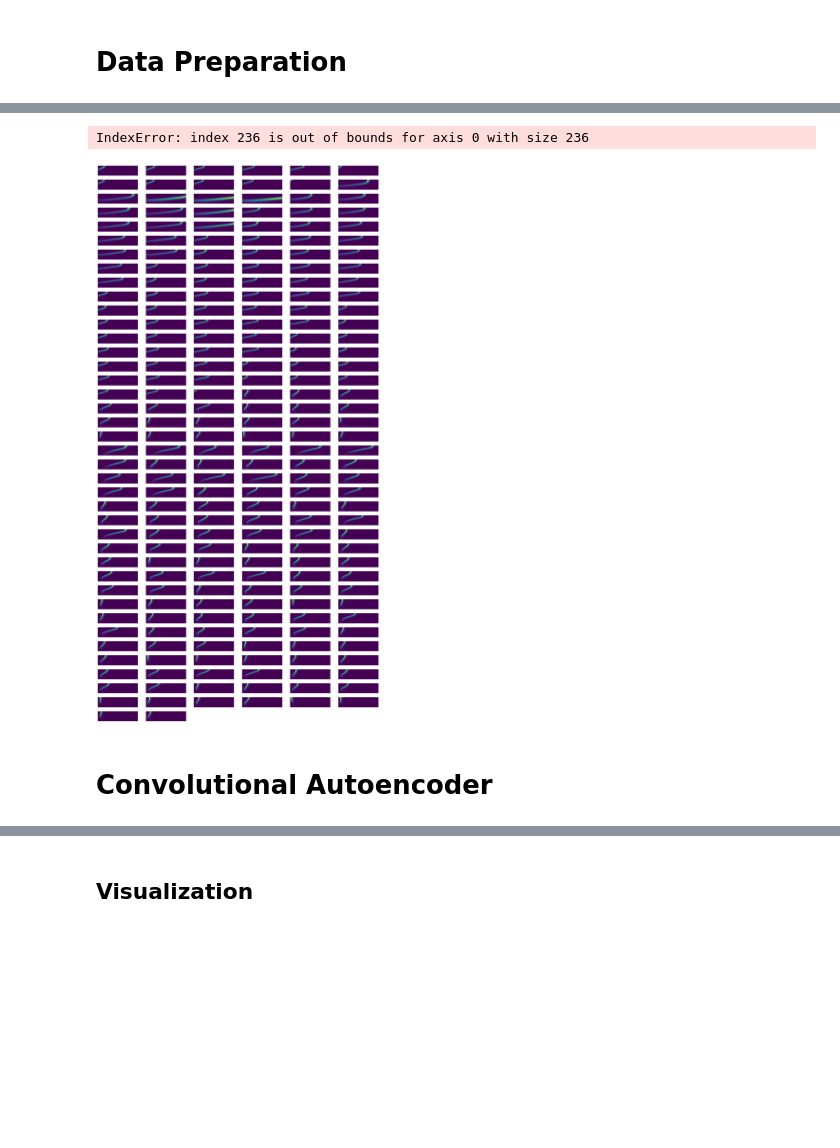
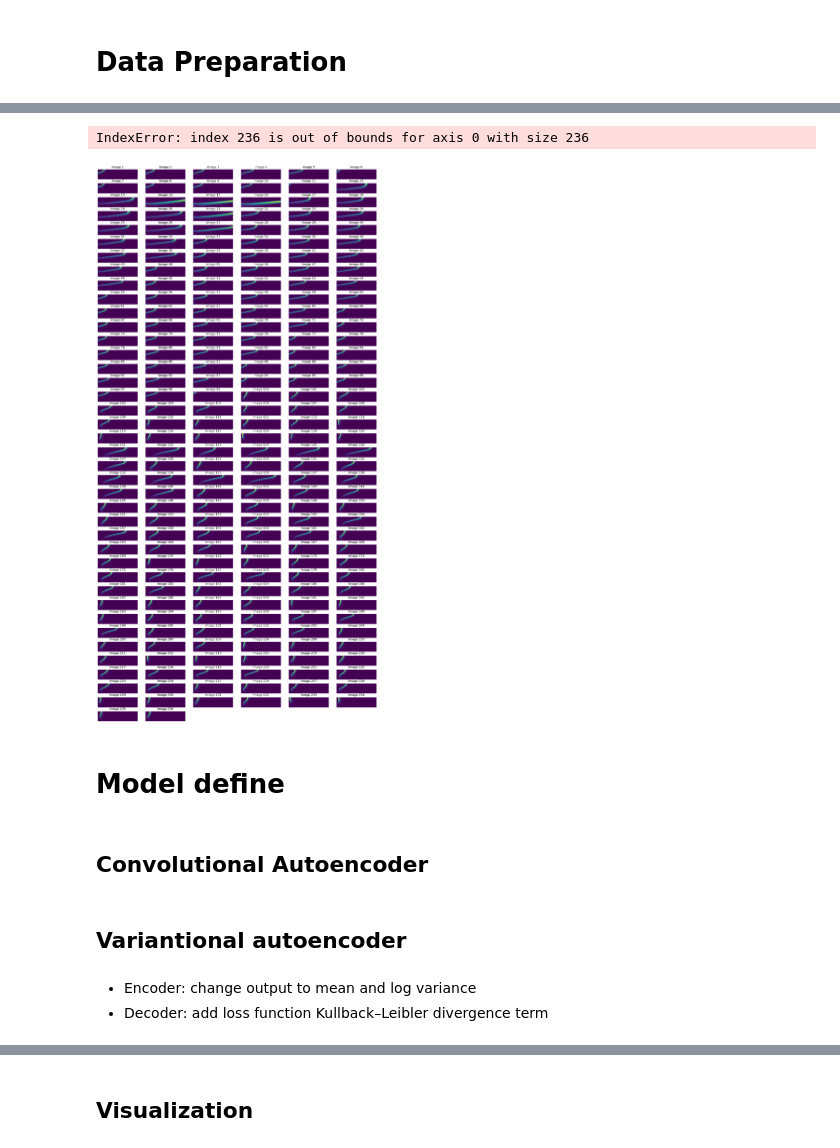
Before and after one commit to zzhuqshun/ML-for-dynamical-system, a Jupyter notebook: Autoencoder.ipynb, the cells around one changed output, grey strips where cells are left out. Saved outputs shown, nothing was run; the diff lists cells and outputs as text; code cells hidden in the pictures; blank space fills up the shorter version.

```diff
--- a/Autoencoder.ipynb
+++ b/Autoencoder.ipynb
@@ -105,14 +83,13 @@ Q_list
 # Data Preparation
 # %%
 # OutLier
-Qdot_ = np.array(Q_list)
-print(Qdot_.shape)
-print(np.array(condition).shape)
+Qdot = np.array(Q_list)
+
 indices = [10, 88, 100]
-Qdot = np.delete(Qdot_, indices, axis=0)
+Qdot = np.delete(Qdot, indices, axis=0)
 condition = np.delete(condition, indices, axis=0)
-print(Qdot.shape)
-print(np.array(condition).shape)
+# print(Qdot.shape)
+# print(np.array(condition).shape)
 
 # Data Normalization
 Qdot = Qdot / np.max(Qdot)
@@ -141,6 +113,6 @@ train_data, test_data, label_train, label_test = train_test_split(Qdot, df, test
 # %%
 
-for i in range(236//10):
+for i in range(236//20):
     fig = plt.figure(figsize=(16, 80))
     plt.imshow(np.reshape(Qdot[i*10],(75, 300)))
     plt.axis('off')
@@ -151,7 +123,8 @@ for i in range(236//10):
     #print out the parameters for the image
     #temperature, velocity, wall temperature
     #equivalence ratio
-    plt.title('Equivalence ratio: ' + str(condition[3][0]) + ' Wall Temperature: ' + str(condition[3][1]) + ' Velocity: ' + str(condition[3][2]) + ' Wall Temperature: ' + str(condition[3][3]))
+    plt.title('Equivalence ratio: ' + str(condition[3][0]*0.0001)+ ' Wall Temperature: ' + str(condition[3][1]) +
+              ' Velocity: ' + str(condition[3][2]*0.01) + ' Wall Temperature: ' + str(condition[3][3]))
 # %% [output]
 [1000.  300.   30.    0.]
 [1000.  460.   50.    0.]
@@ -185,23 +151,21 @@ for i in range(236//10):
 # %%
 fig = plt.figure(figsize=(20, 40))
 columns = 6
 rows = 40
 
 for i in range(1, columns * rows):
-
-    #pint out the conditions for each image
     img = Qdot[(i-1)]
     fig.add_subplot(rows, columns, i)
     plt.imshow(img)
-    #set input parameters
-
-    #plt.title(f"Image {i}")
+    plt.title(f"Image {i}")
     plt.axis('off')
 plt.show()
 
 # Outlier imgs: 11 89 101
 # %% [output]
 IndexError: index 236 is out of bounds for axis 0 with size 236
-[figure, old version]
+[figure, new version]
+# %% [markdown]
+# Model define
 # %% [markdown]
-# Convolutional Autoencoder
+## Convolutional Autoencoder
@@ -207,0 +262,5 @@ IndexError: index 236 is out of bounds for axis 0 with size 236
+# %% [markdown]
+## Variantional autoencoder
+# %% [markdown]
+- Encoder: change output to mean and log variance
+- Decoder: add loss function Kullback–Leibler divergence term
```
Also changed, not shown: parts of 24 cells of this notebook, 2 other files.
